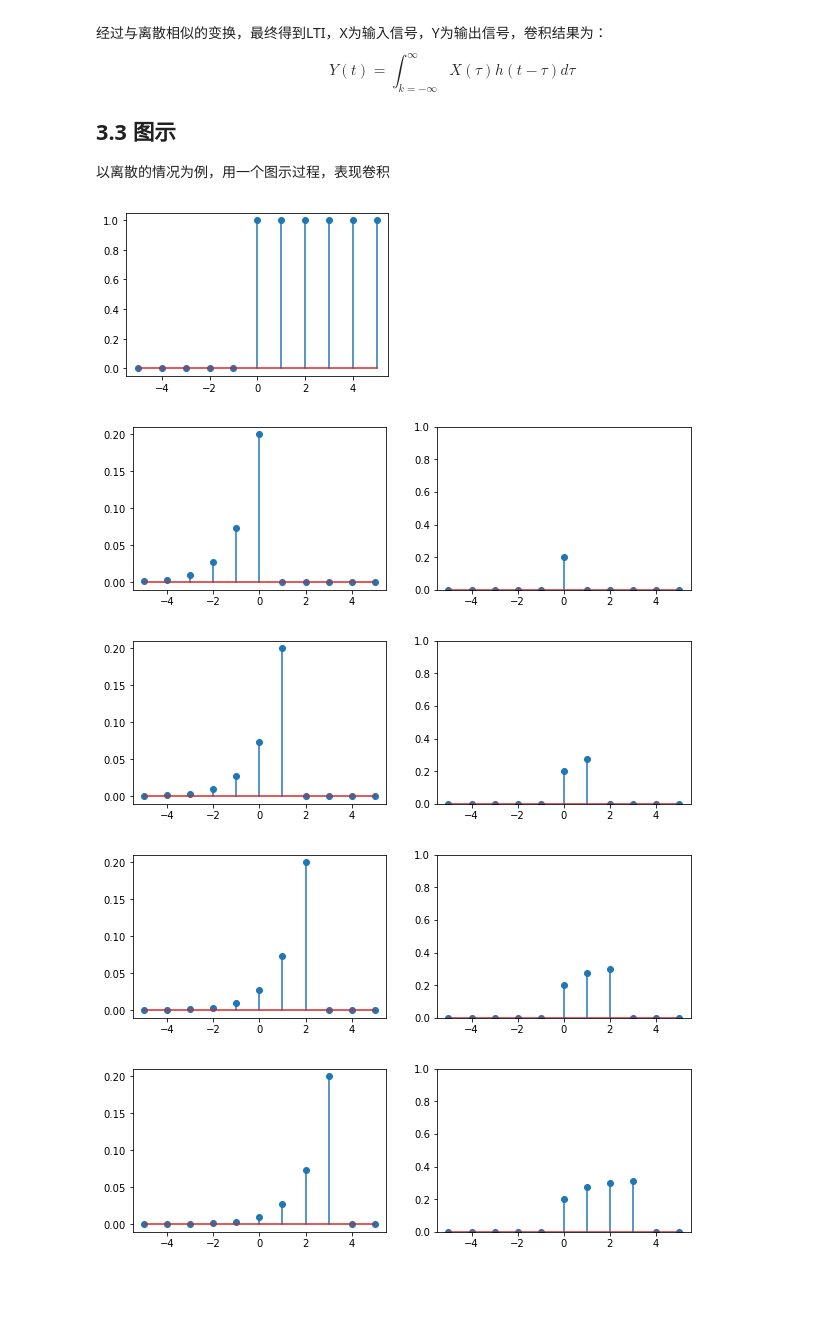
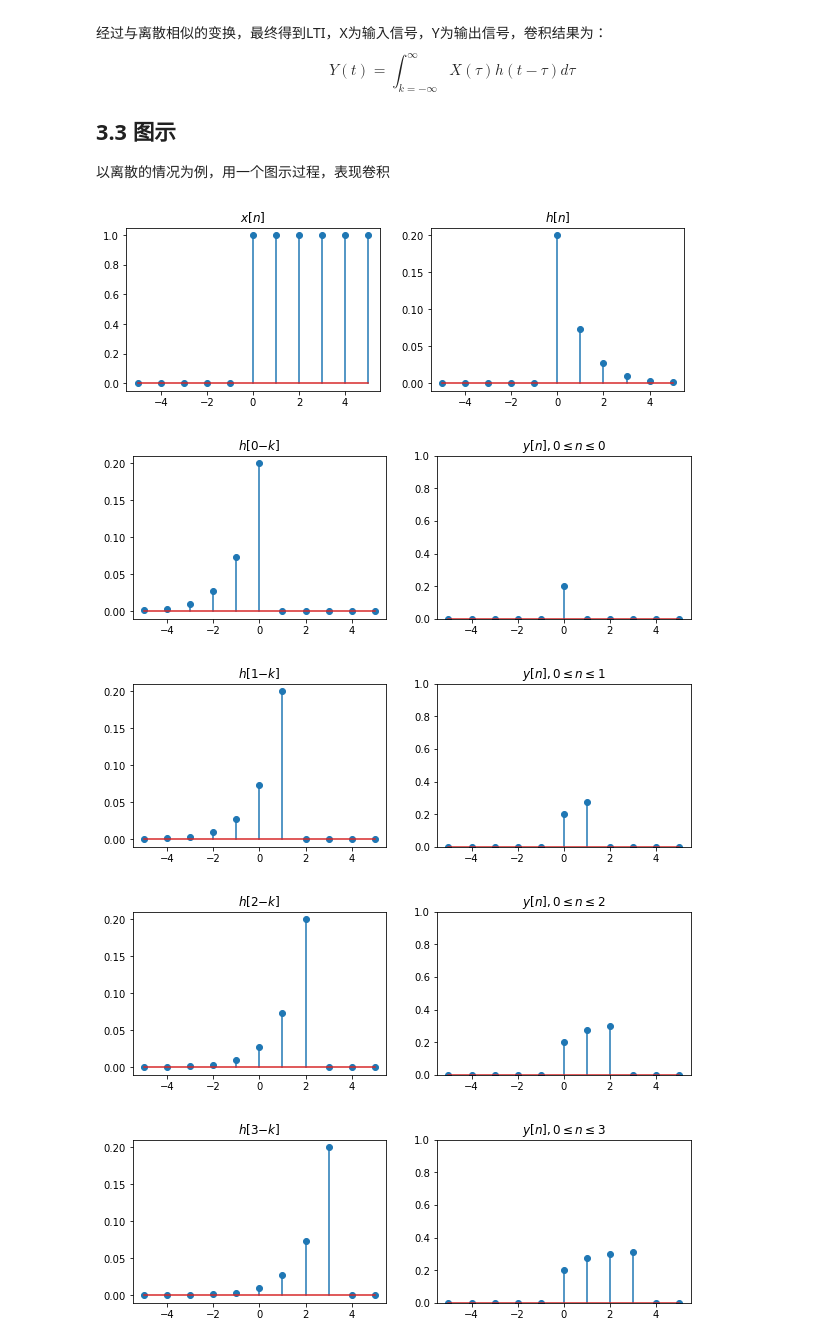
Before and after one commit to chaiyujin/DSP, a Jupyter notebook: note1.ipynb, the cells around one changed output. Drawn from its saved outputs; the diff is of its cells as text; code cells hidden in the pictures; blank space fills up the shorter version.

```diff
--- a/note1.ipynb
+++ b/note1.ipynb
@@ -223,30 +223,39 @@ $$
 以离散的情况为例，用一个图示过程，表现卷积
 # %%
 def conv1d():
-    figure(figsize=(4.7,3))
+    figure(figsize=(10,3))
     n = np.asarray([d for d in range(-5, 6)])
     x = np.asarray([int(d >= 0) for d in range(-5, 6)])
-    stem(n, x)
+    h = np.asarray([(d >= 0) * 0.2 * np.exp(-d) for d in range(-5, 6)])
+    xplt = subplot(121)
+    xplt.stem(n, x)
+    xplt.set_title('$x[n]$')
+    hplt = subplot(122)
+    hplt.stem(n, h)
+    hplt.set_title("$h[n]$")
+    show()
     y = [0] * 11
     base = -5
     for t in range(base, 6):
         if t < 0:
             continue
         figure(figsize=(10,3))
-        h = np.asarray([(d >= 0) * 0.2 * np.exp(-d) for d in range(-5, 6)])
         hnt = np.asarray([((t-d) >= 0) * 0.2 * np.exp(-t+d) for d in range(-5, 6)])
         for k in range(t - base + 1):
+            # convolution
             y[t - base] += x[k] * hnt[k]
         hplt = subplot(121)
         hplt.stem(n, hnt)
+        hplt.set_title('$h[$'+str(t)+'$-k]$')
         yplt = subplot(122)
         ylim(0, 1)
         yplt.stem(n, np.asarray(y))
+        yplt.set_title('$y[n],0\leq n\leq$' + str(t))
         show()
 conv1d()
 # %% [output]
-[figure, old version]
+[figure, new version]
-[figure, old version]
+[figure, new version]
-[figure, old version]
+[figure, new version]
-[figure, old version]
+[figure, new version]
-[figure, old version]
+[figure, new version]
```
Also changed, not shown: parts of 1 cell of this notebook.
